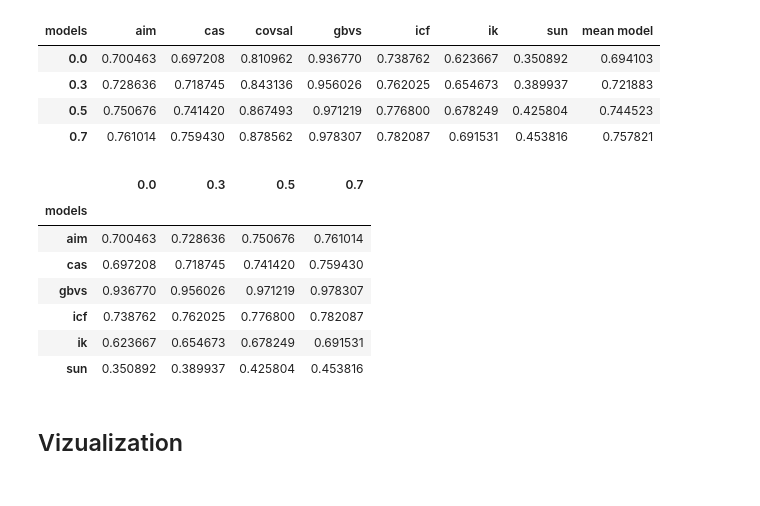
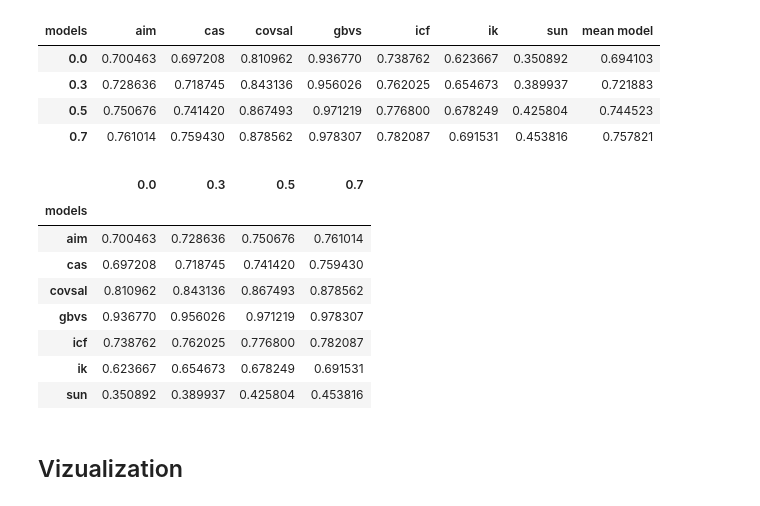
Before and after one commit to alTeska/face_saliency, a Jupyter notebook: notebooks/Data_Visualization_NSS_means_0202.ipynb, the cells around one changed output. Saved outputs shown, nothing was run; the diff lists cells and outputs as text; code cells hidden in the pictures.

```diff
--- a/notebooks/Data_Visualization_NSS_means_0202.ipynb
+++ b/notebooks/Data_Visualization_NSS_means_0202.ipynb
@@ -260,13 +260,14 @@ mean_contexts
 | 0.7 | 0.761014 | 0.759430 | 0.878562 | 0.978307 | 0.782087 | 0.691531 | 0.453816 | 0.757821 |
 # %%
 mean_contexts = mean_contexts.transpose()
-mean_contexts = mean_contexts.loc[['aim', 'cas', 'gbvs', 'icf', 'ik', 'sun']]
+mean_contexts = mean_contexts.loc[['aim', 'cas', 'covsal', 'gbvs', 'icf', 'ik', 'sun']]
 mean_contexts
 # %% [output]
 |  | 0.0 | 0.3 | 0.5 | 0.7 |
 | models |  |  |  |  |
 | aim | 0.700463 | 0.728636 | 0.750676 | 0.761014 |
 | cas | 0.697208 | 0.718745 | 0.741420 | 0.759430 |
+| covsal | 0.810962 | 0.843136 | 0.867493 | 0.878562 |
 | gbvs | 0.936770 | 0.956026 | 0.971219 | 0.978307 |
 | icf | 0.738762 | 0.762025 | 0.776800 | 0.782087 |
 | ik | 0.623667 | 0.654673 | 0.678249 | 0.691531 |
```
Also changed, not shown: parts of 8 cells of this notebook, 4 other files.
